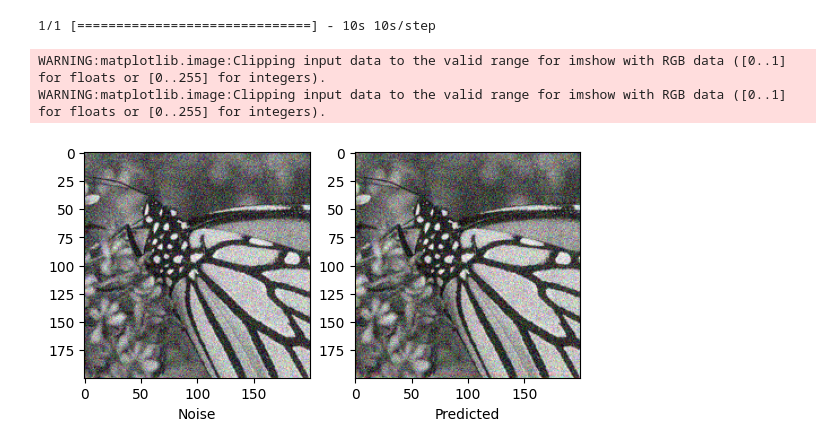
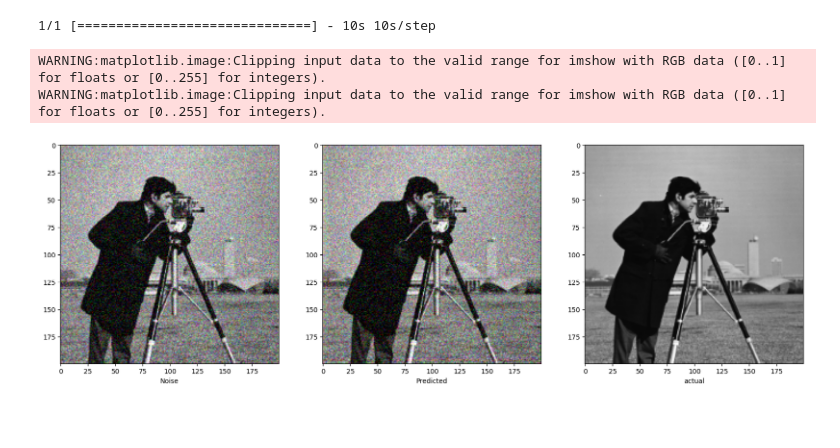
Before and after one commit to naveenasokan/Desnoise-uisng-DnCnn, a Jupyter notebook: Denoise_cnn.ipynb, the cells around one changed output. Drawn from its saved outputs; the diff is of its cells as text; code cells hidden in the pictures; blank space fills up the shorter version.

```diff
--- a/Denoise_cnn.ipynb
+++ b/Denoise_cnn.ipynb
@@ -32,7 +32,7 @@ def addnoise(SD,imgconv):
   resize_img = cv2.resize(img, (scale_w, scale_h), cv2.INTER_CUBIC)/255.0
 
 
-  imgn=np.random.normal(scale=SD/255.0, size=(scale_h, scale_w, 3))+resize_img
+  imgn=np.random.normal(scale=SD/255.0, size=(scale_w, scale_h, 3))+resize_img
   #creating subset of images for more training and validation
   for i in range(0, imgn.shape[0], patchsize):
     for j in range(0, imgn.shape[1], patchsize):
@@ -196,34 +196,42 @@ def test_fnc(x_test):
   test_y=[]
   for i in x_test:
     cl_img=cv2.resize(i, (scale_w, scale_h), cv2.INTER_CUBIC)/255
-    imgn=np.random.normal(scale=SD/255.0, size=(scale_h, scale_w, 3))+cl_img
+    imgn=np.random.normal(scale=SD/255.0, size=(scale_w, scale_h, 3))+cl_img
     noise_test.append(imgn)
     test_y.append(cl_img)
   noise_test=np.array(noise_test)
+  test_y=np.array(test_y)
   predimg=model.predict(noise_test)
 
-  return predimg,noise_test
+  return predimg,noise_test,test_y
 # %%
 test=glob.glob(images_dir+'Set12/*.png')
 test=[cv2.resize(cv2.imread(i), (200, 200), cv2.INTER_CUBIC) for i in test]
 test=np.array(test)
 # %%
-pred,noise=test_fnc(test)
+pred,noise,actual=test_fnc(test)
 # %% [output]
 1/1 [==============================] - 10s 10s/step
 # %%
-plt.subplot(1,2,1)
-plt.imshow(noise[6])
+plt.figure(figsize=(20, 20))
+plt.subplot(1,3,1)
+plt.imshow(noise[8])
 plt.xlabel("Noise")
 #plt.axis("off")
 
-plt.subplot(1,2,2)
+plt.subplot(1,3,2)
 
 plt.xlabel("Predicted")
-plt.imshow(pred[6])
+plt.imshow(pred[8])
 #plt.axis("off")
 plt.yticks=False
+
+plt.subplot(1,3,3)
+plt.xlabel("actual")
+plt.imshow(actual[8])
+#plt.axis("off")
+plt.yticks=False
 # %% [output]
 WARNING:matplotlib.image:Clipping input data to the valid range for imshow with RGB data ([0..1] for floats or [0..255] for integers).
 WARNING:matplotlib.image:Clipping input data to the valid range for imshow with RGB data ([0..1] for floats or [0..255] for integers).
-[figure, old version]
+[figure, new version]
```
Also changed, not shown: parts of 4 cells of this notebook.
